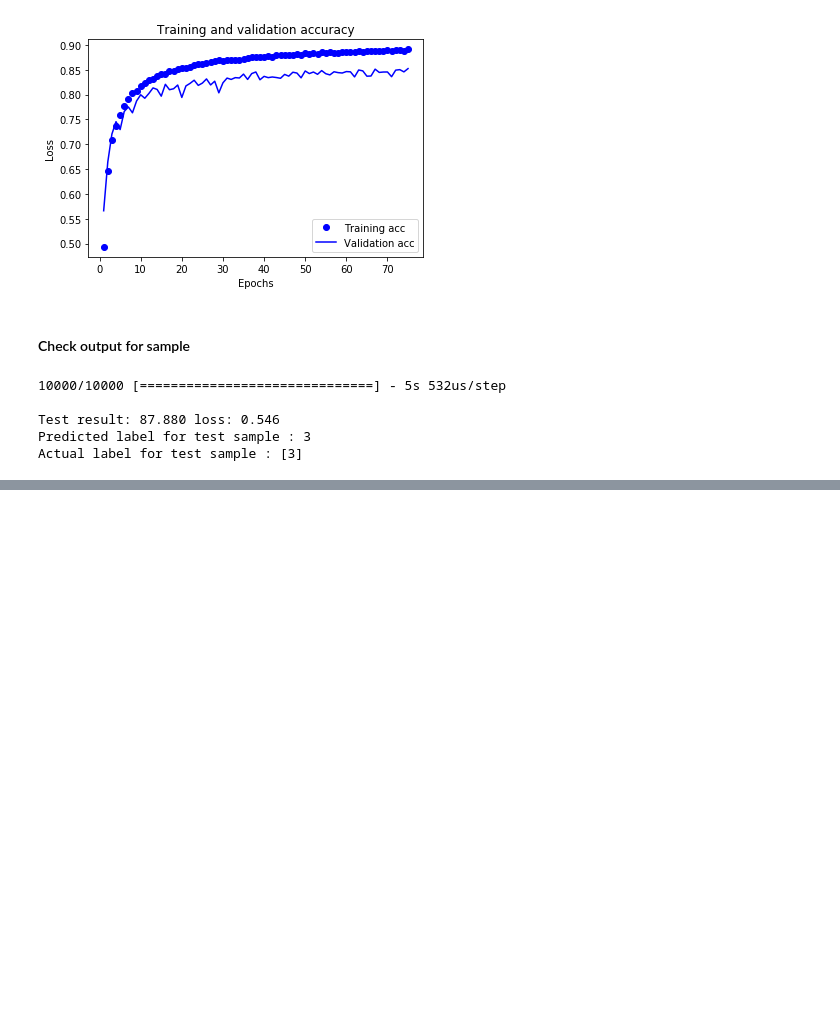
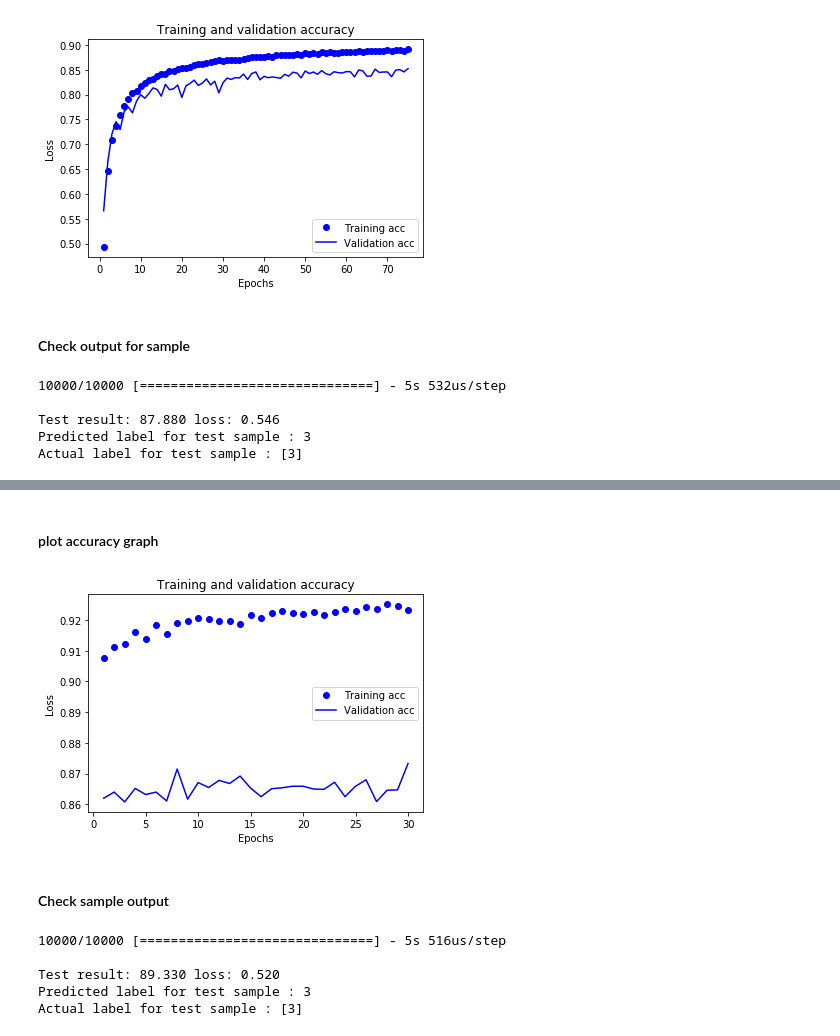
Before and after one commit to vighneshvnkt/keras-deep-learning, a Jupyter notebook: Assignment 2/cognitive-modified-assignment1-cnn.ipynb, the cells around one changed output, grey strips where cells are left out. Drawn from its saved outputs; the diff is of its cells as text; code cells hidden in the pictures; blank space fills up the shorter version.

```diff
--- a/Assignment 2/cognitive-modified-assignment1-cnn.ipynb
+++ b/Assignment 2/cognitive-modified-assignment1-cnn.ipynb
@@ -208,0 +316,33 @@ Actual label for test sample : [3]
+# %% [markdown]
+#### plot accuracy graph
+# %%
+plt.clf()   # clear figure
+
+acc = history2.history['acc']
+val_acc = history2.history['val_acc']
+
+plt.plot(epochs, acc, 'bo', label='Training acc')
+plt.plot(epochs, val_acc, 'b', label='Validation acc')
+plt.title('Training and validation accuracy')
+plt.xlabel('Epochs')
+plt.ylabel('Loss')
+plt.legend()
+
+plt.show()
+# %% [output]
+[figure, added]
+# %% [markdown]
+#### Check sample output
+# %%
+scores = model2.evaluate(test_images, test_labels, batch_size=10)
+print('\nTest result: %.3f loss: %.3f' % (scores[1]*100,scores[0]))
+predictions = model2.predict(test_images)
+print("Predicted label for test sample :",np.argmax(predictions[0]))
+expected_label = [i for i, j in enumerate(test_labels[0]) if j == max(test_labels[0])]
+print("Actual label for test sample :", expected_label)
+# %% [output]
+10000/10000 [==============================] - 5s 516us/step
+
+Test result: 89.330 loss: 0.520
+Predicted label for test sample : 3
+Actual label for test sample : [3]
```
Also changed, not shown: parts of 6 cells of this notebook.
